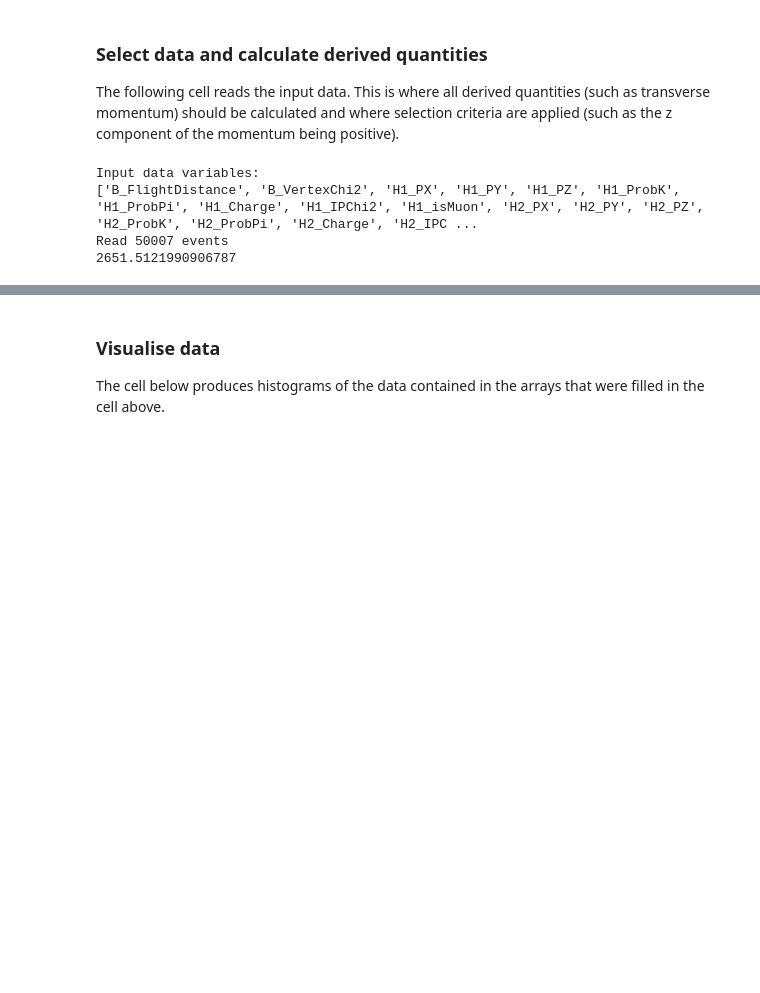
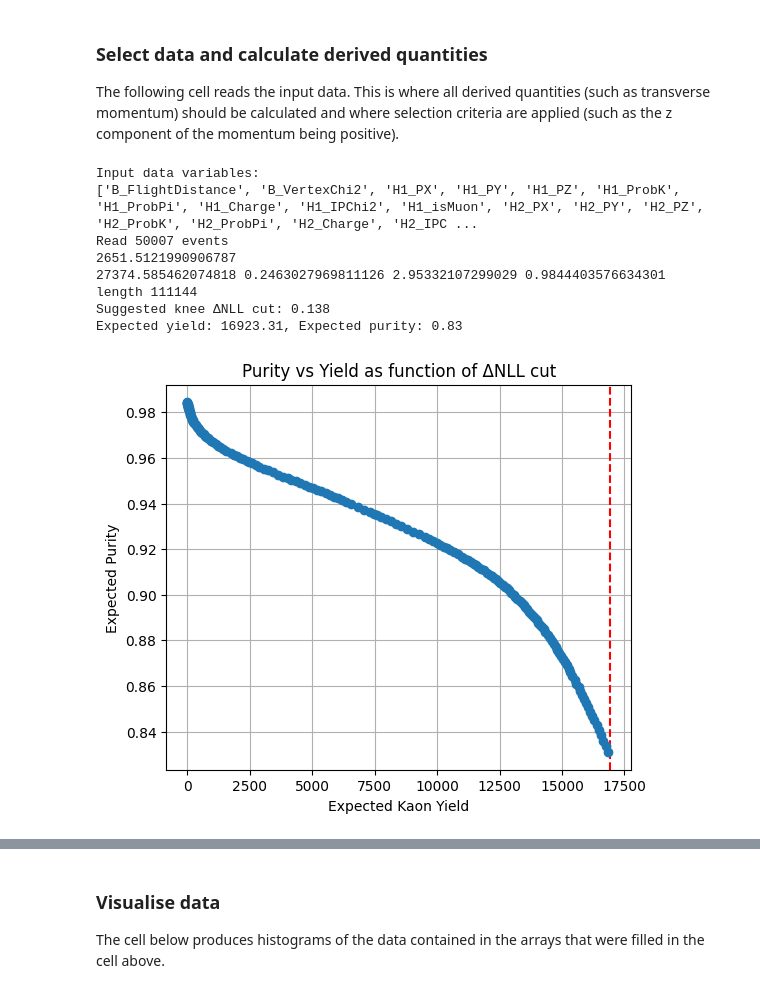
Before and after one commit to damianfrench/MatterAntimatterLab, a Jupyter notebook: Analysis_example.ipynb, the cells around one changed output, grey strips where cells are left out. Saved outputs shown, nothing was run; the diff lists cells and outputs as text; code cells hidden in the pictures; blank space fills up the shorter version.

```diff
--- a/Analysis_example.ipynb
+++ b/Analysis_example.ipynb
@@ -48,6 +113,8 @@ prob_pi=[]
 m_B_all=[]
 m_R_neutral_1=[]
 m_R_neutral_2=[]
+m_high_all=[]
+m_low_all=[]
 probabilities = []
 
 def calculating_neutral_particle_invariant_mass(data,suffix1,suffix2,m_k):
@@ -124,6 +191,7 @@ for tree in trees:
         m_R_neutral_1.append((H1_different_mask*m12 + H2_different_mask*m12 + H3_different_mask*m13)[event_mask])
         m_R_neutral_2.append((H1_different_mask*m13 + H2_different_mask*m23 + H3_different_mask*m23)[event_mask])
 
+
         # This loop will go over individual events
         for i in range(0,len(data['H1_PZ'])):
             event_counter += 1
@@ -152,31 +220,41 @@ for tree in trees:
             prob_k.append(data['H2_ProbK'][i])
             prob_pi.append(data['H2_ProbPi'][i])
             prob_k.append(data['H3_ProbK'][i])
             prob_pi.append(data['H3_ProbPi'][i])
             probabilities.append(data['H1_ProbK'][i]/(data['H1_ProbK'][i]+data['H1_ProbPi'][i]))
             probabilities.append(data['H2_ProbK'][i]/(data['H2_ProbK'][i]+data['H2_ProbPi'][i]))
             probabilities.append(data['H3_ProbK'][i]/(data['H3_ProbK'][i]+data['H3_ProbPi'][i]))
 print('Read {:d} events'.format(event_counter))
 print(pT[0])
 prob_k=np.array(prob_k)
 prob_pi=np.array(prob_pi)
 pT=np.array(pT)
 pX=np.array(pX)
 pY=np.array(pY)
 pZ=np.array(pZ)
 
-cut=prob_k>0.9
+
+Selection_Alg(probabilties=probabilities)
+
+cut=prob_k<0.9
 pT=pT[cut]
 pX=pX[cut]
 pY=pY[cut]
 pZ=pZ[cut]
 prob_k=prob_k[cut]
 prob_pi=prob_pi[cut]
 m_B_all=np.concatenate(m_B_all)
 m_R_neutral_1=np.concatenate(m_R_neutral_1)
 m_R_neutral_2=np.concatenate(m_R_neutral_2)
+m_high_all=np.maximum(m_R_neutral_1,m_R_neutral_2)
+m_low_all=np.minimum(m_R_neutral_1,m_R_neutral_2)
 # %% [output]
 Input data variables:
 ['B_FlightDistance', 'B_VertexChi2', 'H1_PX', 'H1_PY', 'H1_PZ', 'H1_ProbK', 'H1_ProbPi', 'H1_Charge', 'H1_IPChi2', 'H1_isMuon', 'H2_PX', 'H2_PY', 'H2_PZ', 'H2_ProbK', 'H2_ProbPi', 'H2_Charge', 'H2_IPC ...
 Read 50007 events
 2651.5121990906787
+27374.585462074818 0.2463027969811126 2.95332107299029 0.9844403576634301
+length 111144
+Suggested knee ΔNLL cut: 0.138
+Expected yield: 16923.31, Expected purity: 0.83
+[figure, added]
```
Also changed, not shown: parts of 3 cells of this notebook.
